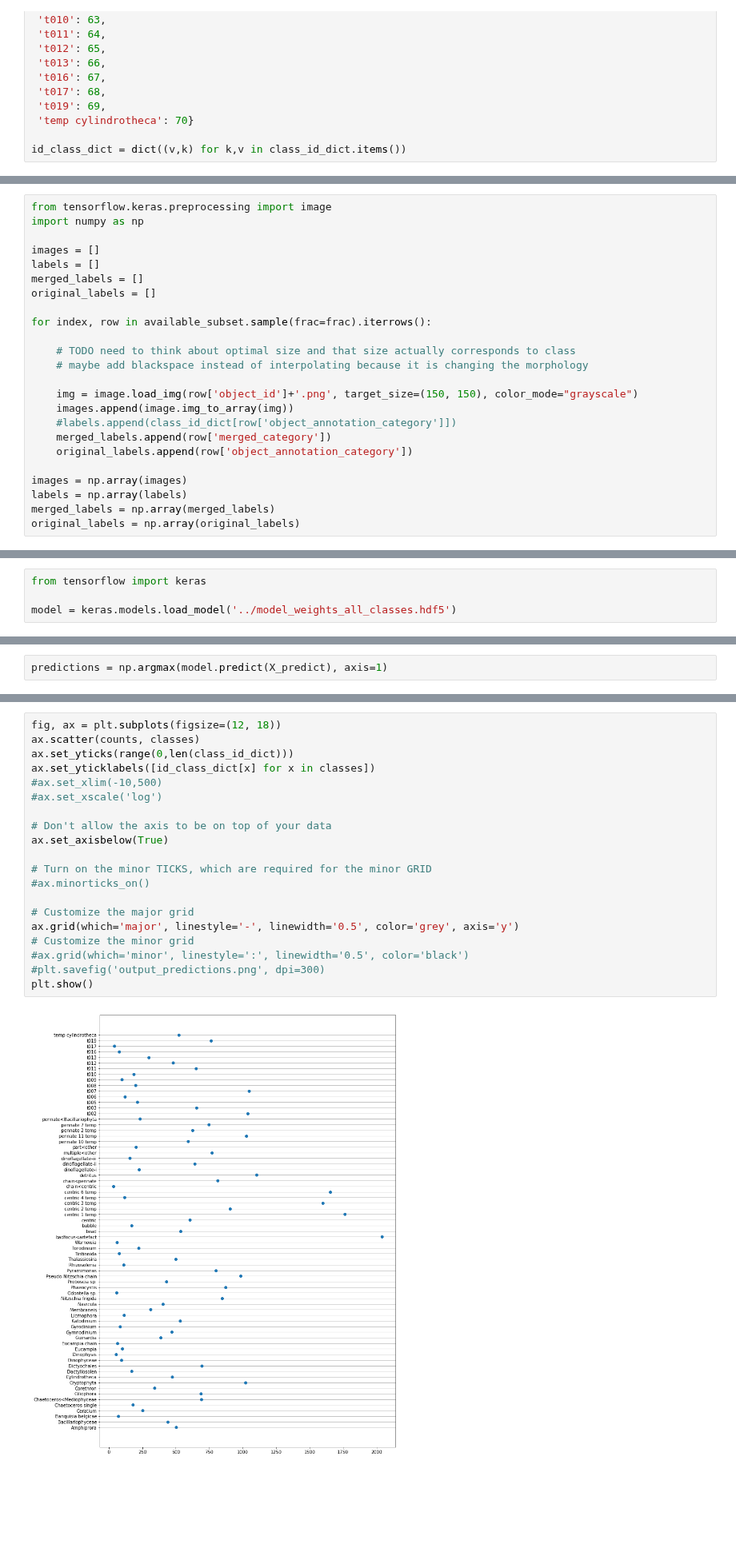
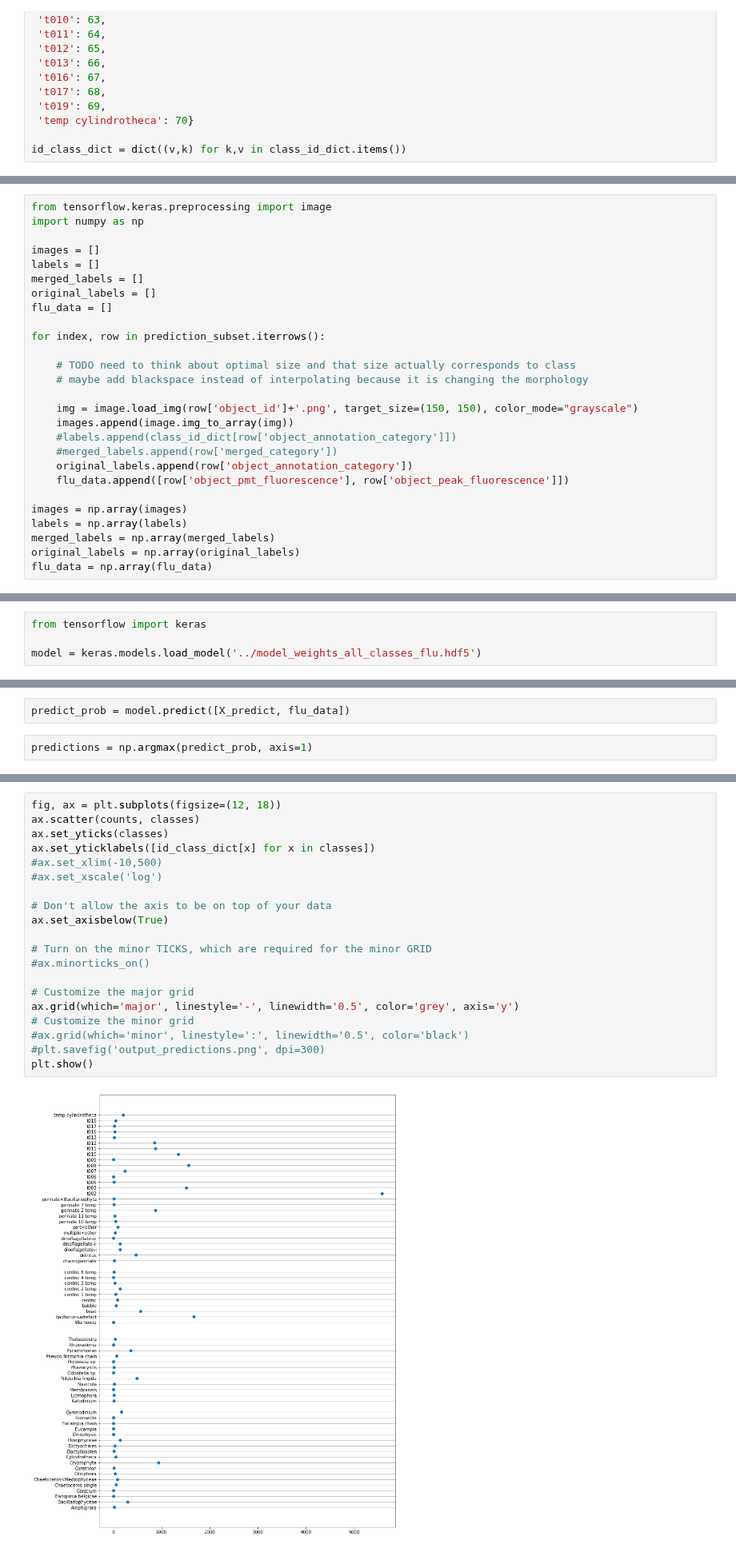
Before and after one commit to patrickcgray/deep_ifcb, a Jupyter notebook: python/model_predictions.ipynb, the cells around one changed output, grey strips where cells are left out. Shown at 80% size. Saved outputs shown, nothing was run; the diff lists cells and outputs as text; blank space fills up the shorter version.

Commit message:
adding fluoresence to the final layers of the model and rerunning analysis

```diff
--- a/python/model_predictions.ipynb
+++ b/python/model_predictions.ipynb
@@ -134,8 +188,9 @@ images = []
 labels = []
 merged_labels = []
 original_labels = []
+flu_data = []
 
-for index, row in available_subset.sample(frac=frac).iterrows():
+for index, row in prediction_subset.iterrows():
 
     # TODO need to think about optimal size and that size actually corresponds to class
     # maybe add blackspace instead of interpolating because it is changing the morphology
@@ -143,13 +198,15 @@ for index, row in available_subset.sample(frac=frac).iterrows():
     img = image.load_img(row['object_id']+'.png', target_size=(150, 150), color_mode="grayscale")
     images.append(image.img_to_array(img))
     #labels.append(class_id_dict[row['object_annotation_category']])
-    merged_labels.append(row['merged_category'])
+    #merged_labels.append(row['merged_category'])
     original_labels.append(row['object_annotation_category'])
+    flu_data.append([row['object_pmt_fluorescence'], row['object_peak_fluorescence']])
 
 images = np.array(images)
 labels = np.array(labels)
 merged_labels = np.array(merged_labels)
 original_labels = np.array(original_labels)
+flu_data = np.array(flu_data)
 # %%
 X_predict = images / 130
 np.mean(X_predict), np.std(X_predict)
@@ -158,7 +215,7 @@ np.mean(X_predict), np.std(X_predict)
 # %%
 from tensorflow import keras
 
-model = keras.models.load_model('../model_weights_all_classes.hdf5')
+model = keras.models.load_model('../model_weights_all_classes_flu.hdf5')
 # %%
 X_predict.shape
 # %% [output]
@@ -201,2 +273,4 @@ def generate_data(directory, batch_size):
+# %%
+predict_prob = model.predict([X_predict, flu_data])
 # %%
-predictions = np.argmax(model.predict(X_predict), axis=1)
+predictions = np.argmax(predict_prob, axis=1)
@@ -225,23 +344,23 @@ class_id_dict['Amphiprora']
 # %%
 fig, ax = plt.subplots(figsize=(12, 18))
 ax.scatter(counts, classes)
-ax.set_yticks(range(0,len(class_id_dict)))
+ax.set_yticks(classes)
 ax.set_yticklabels([id_class_dict[x] for x in classes])
 #ax.set_xlim(-10,500)
 #ax.set_xscale('log')
 
 # Don't allow the axis to be on top of your data
 ax.set_axisbelow(True)
 
 # Turn on the minor TICKS, which are required for the minor GRID
 #ax.minorticks_on()
 
 # Customize the major grid
 ax.grid(which='major', linestyle='-', linewidth='0.5', color='grey', axis='y')
 # Customize the minor grid
 #ax.grid(which='minor', linestyle=':', linewidth='0.5', color='black')
 #plt.savefig('output_predictions.png', dpi=300)
 plt.show()
 # %% [output]
-[figure, old version]
+[figure, new version]
 # %%
```
Also changed, not shown: parts of 34 cells of this notebook.
